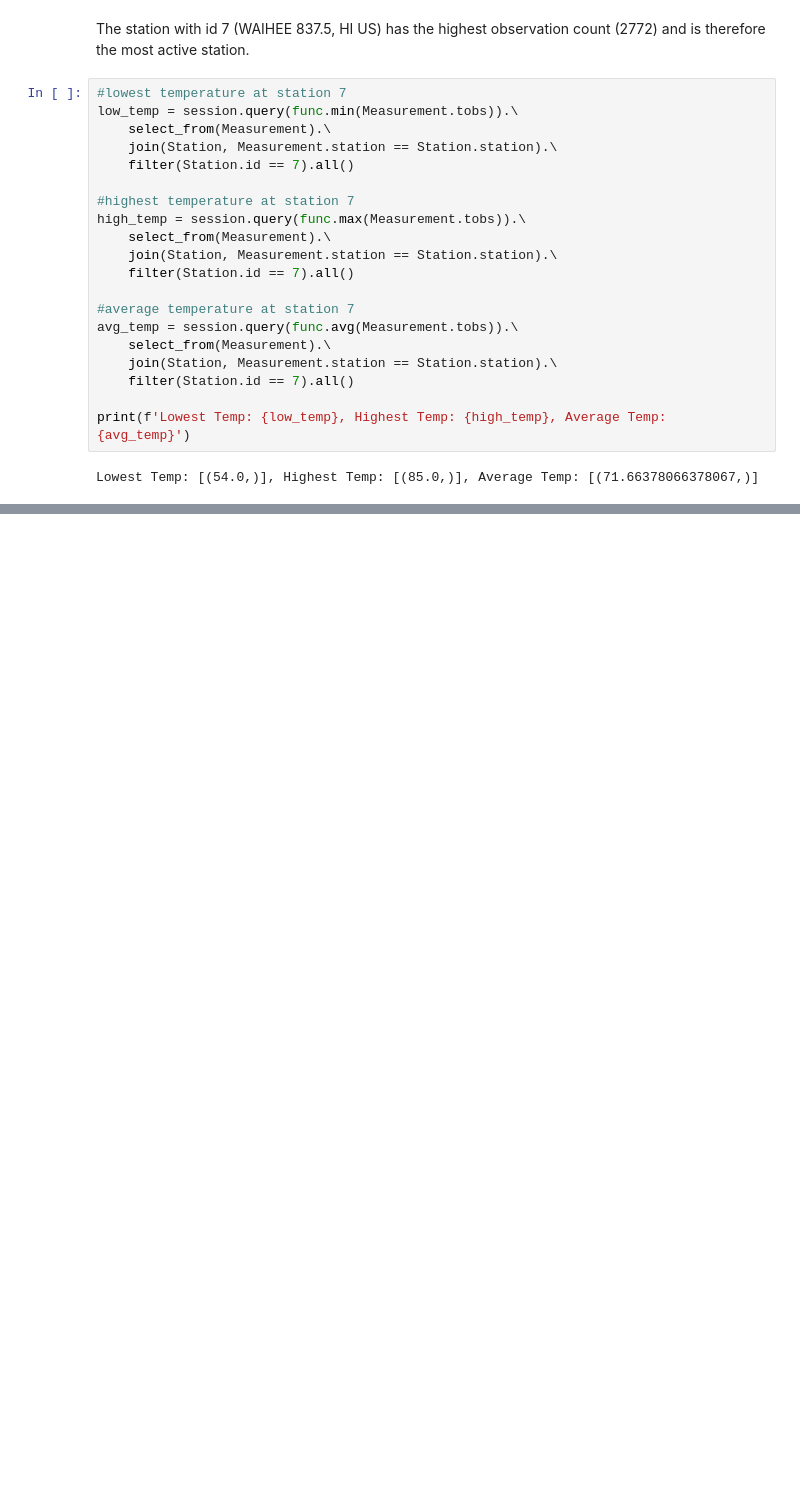
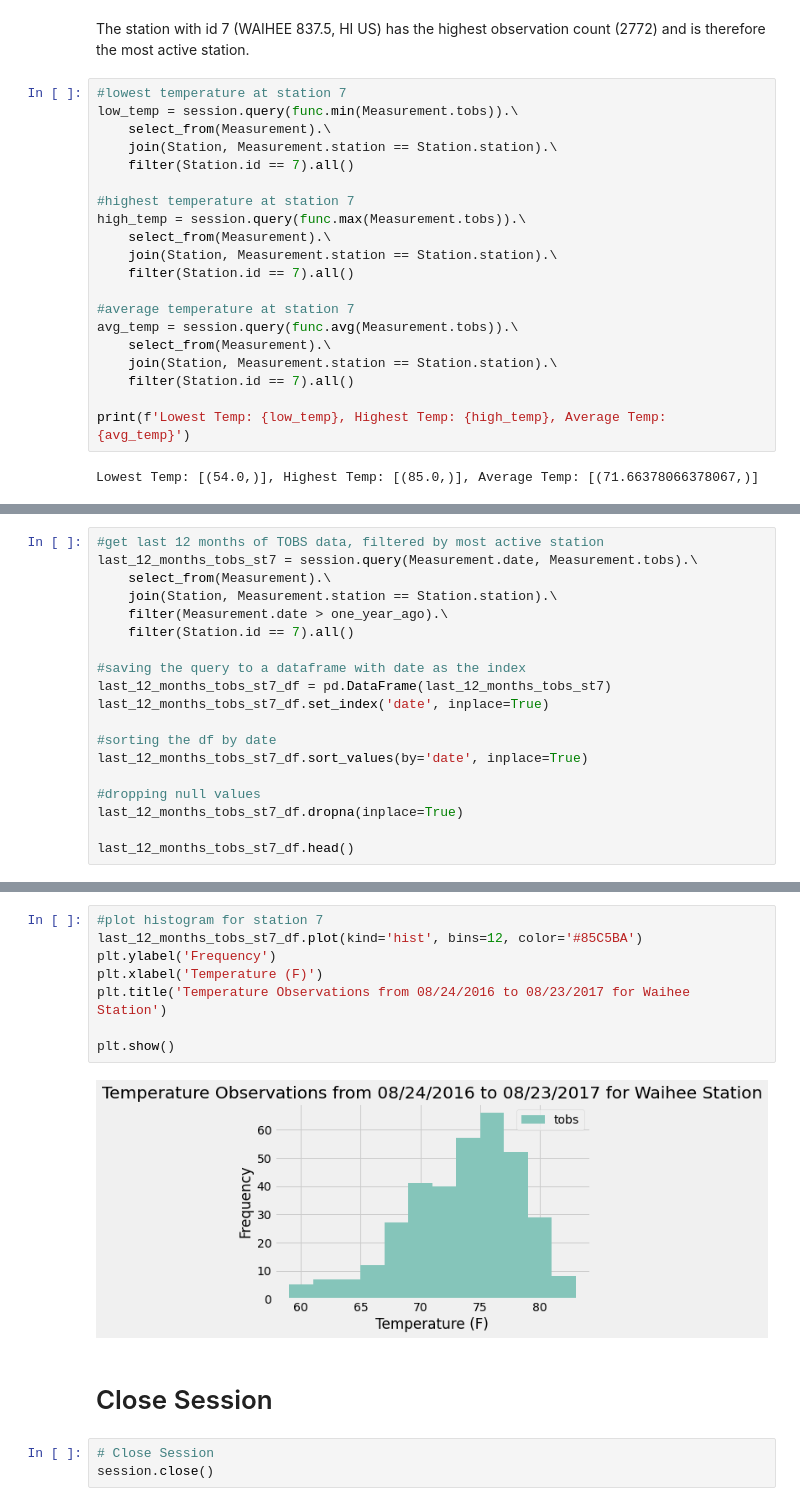
Before and after one commit to zarzarbinks0702/Hawaii-Precipitation-and-Temperature-Review, a Jupyter notebook: climate_precipitation_analysis.ipynb, the cells around one changed output, grey strips where cells are left out. Saved outputs shown, nothing was run; the diff lists cells and outputs as text; blank space fills up the shorter version.

```diff
--- a/climate_precipitation_analysis.ipynb
+++ b/climate_precipitation_analysis.ipynb
@@ -172,0 +177,19 @@ Lowest Temp: [(54.0,)], Highest Temp: [(85.0,)], Average Temp: [(71.663780663780
+# %%
+#get last 12 months of TOBS data, filtered by most active station
+last_12_months_tobs_st7 = session.query(Measurement.date, Measurement.tobs).\
+    select_from(Measurement).\
+    join(Station, Measurement.station == Station.station).\
+    filter(Measurement.date > one_year_ago).\
+    filter(Station.id == 7).all()
+
+#saving the query to a dataframe with date as the index
+last_12_months_tobs_st7_df = pd.DataFrame(last_12_months_tobs_st7)
+last_12_months_tobs_st7_df.set_index('date', inplace=True)
+
+#sorting the df by date
+last_12_months_tobs_st7_df.sort_values(by='date', inplace=True)
+
+#dropping null values
+last_12_months_tobs_st7_df.dropna(inplace=True)
+
+last_12_months_tobs_st7_df.head()
@@ -172,0 +204,15 @@ Lowest Temp: [(54.0,)], Highest Temp: [(85.0,)], Average Temp: [(71.663780663780
+# %%
+#plot histogram for station 7
+last_12_months_tobs_st7_df.plot(kind='hist', bins=12, color='#85C5BA')
+plt.ylabel('Frequency')
+plt.xlabel('Temperature (F)')
+plt.title('Temperature Observations from 08/24/2016 to 08/23/2017 for Waihee Station')
+
+plt.show()
+# %% [output]
+[figure, added]
+# %% [markdown]
+# Close Session
+# %%
+# Close Session
+session.close()
```
Also changed, not shown: parts of 5 cells of this notebook.
